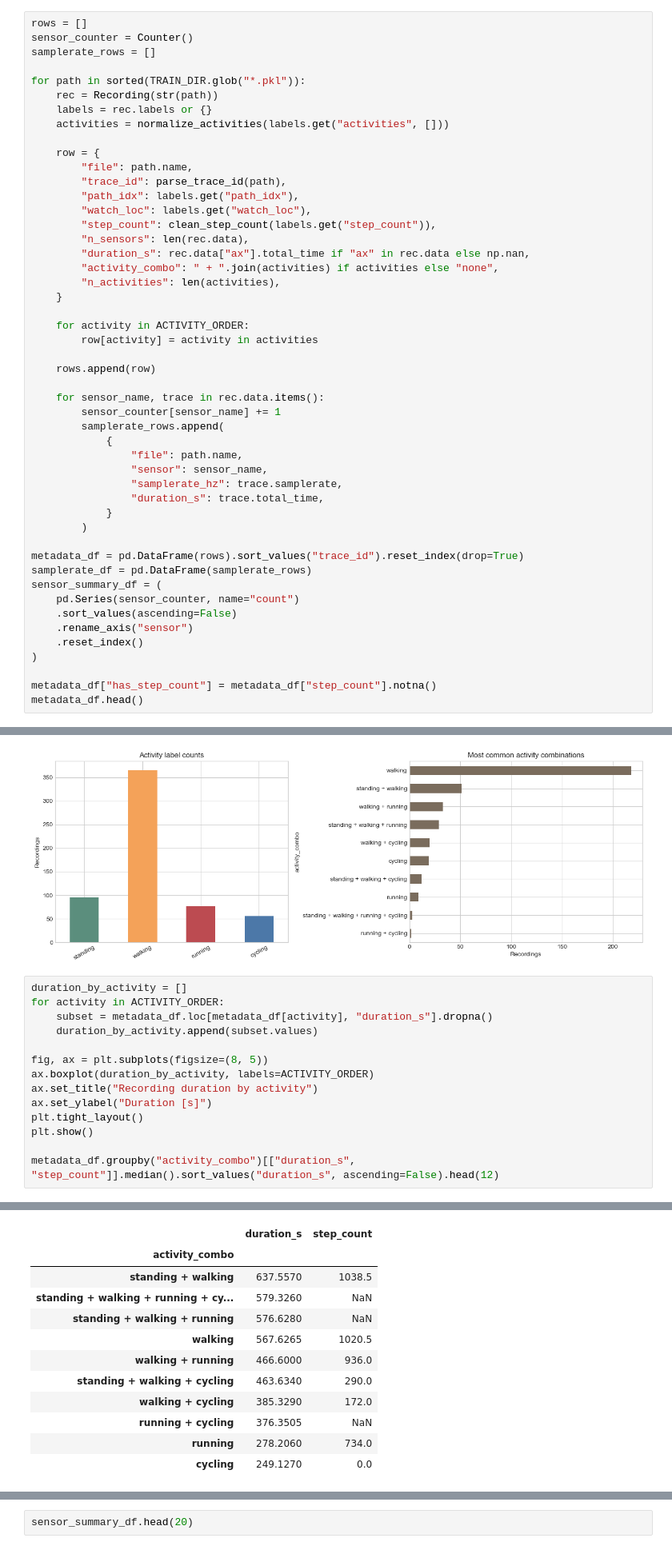
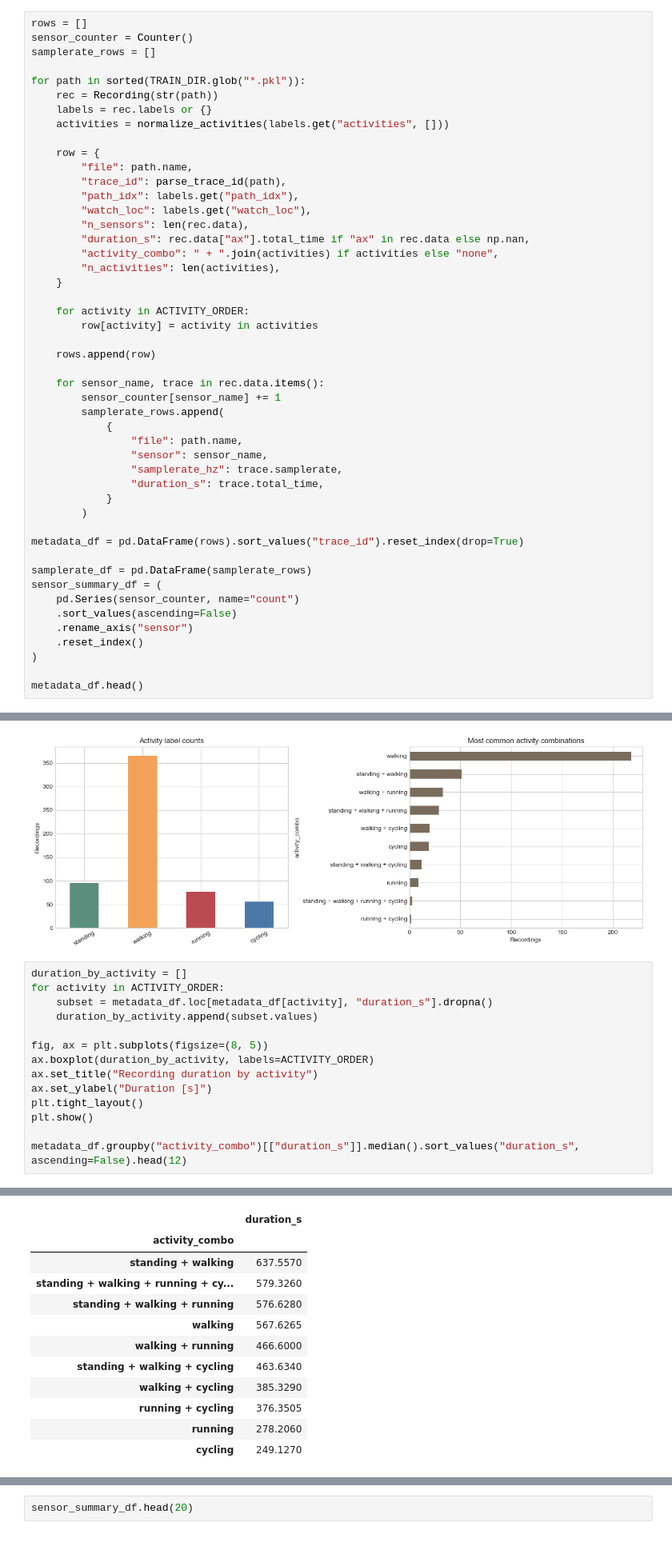
Before and after one commit to groggero/Mobile-Health, a Jupyter notebook: activity_analysis.ipynb, the cells around one changed output, grey strips where cells are left out. Shown at 80% size. Cells and saved outputs as stored; diff of their text form.

```diff
--- a/activity_analysis.ipynb
+++ b/activity_analysis.ipynb
@@ -87,7 +96,6 @@ for path in sorted(TRAIN_DIR.glob("*.pkl")):
         "trace_id": parse_trace_id(path),
         "path_idx": labels.get("path_idx"),
         "watch_loc": labels.get("watch_loc"),
-        "step_count": clean_step_count(labels.get("step_count")),
         "n_sensors": len(rec.data),
         "duration_s": rec.data["ax"].total_time if "ax" in rec.data else np.nan,
         "activity_combo": " + ".join(activities) if activities else "none",
@@ -111,6 +119,7 @@ for path in sorted(TRAIN_DIR.glob("*.pkl")):
         )
 
 metadata_df = pd.DataFrame(rows).sort_values("trace_id").reset_index(drop=True)
+
 samplerate_df = pd.DataFrame(samplerate_rows)
 sensor_summary_df = (
     pd.Series(sensor_counter, name="count")
@@ -119,6 +128,5 @@ sensor_summary_df = (
     .reset_index()
 )
 
-metadata_df["has_step_count"] = metadata_df["step_count"].notna()
 metadata_df.head()
 # %% [output]
@@ -193,28 +203,28 @@ plt.show()
 # %%
 duration_by_activity = []
 for activity in ACTIVITY_ORDER:
     subset = metadata_df.loc[metadata_df[activity], "duration_s"].dropna()
     duration_by_activity.append(subset.values)
 
 fig, ax = plt.subplots(figsize=(8, 5))
 ax.boxplot(duration_by_activity, labels=ACTIVITY_ORDER)
 ax.set_title("Recording duration by activity")
 ax.set_ylabel("Duration [s]")
 plt.tight_layout()
 plt.show()
 
-metadata_df.groupby("activity_combo")[["duration_s", "step_count"]].median().sort_values("duration_s", ascending=False).head(12)
+metadata_df.groupby("activity_combo")[["duration_s"]].median().sort_values("duration_s", ascending=False).head(12)
 # %% [output]
 [figure]
-|  | duration_s | step_count |
-| activity_combo |  |  |
-| standing + walking | 637.5570 | 1038.5 |
-| standing + walking + running + cy... | 579.3260 | NaN |
-| standing + walking + running | 576.6280 | NaN |
-| walking | 567.6265 | 1020.5 |
-| walking + running | 466.6000 | 936.0 |
-| standing + walking + cycling | 463.6340 | 290.0 |
-| walking + cycling | 385.3290 | 172.0 |
-| running + cycling | 376.3505 | NaN |
-| running | 278.2060 | 734.0 |
-| cycling | 249.1270 | 0.0 |
+|  | duration_s |
+| activity_combo |  |
+| standing + walking | 637.5570 |
+| standing + walking + running + cy... | 579.3260 |
+| standing + walking + running | 576.6280 |
+| walking | 567.6265 |
+| walking + running | 466.6000 |
+| standing + walking + cycling | 463.6340 |
+| walking + cycling | 385.3290 |
+| running + cycling | 376.3505 |
+| running | 278.2060 |
+| cycling | 249.1270 |
```
Also changed, not shown: parts of 30 cells of this notebook.
